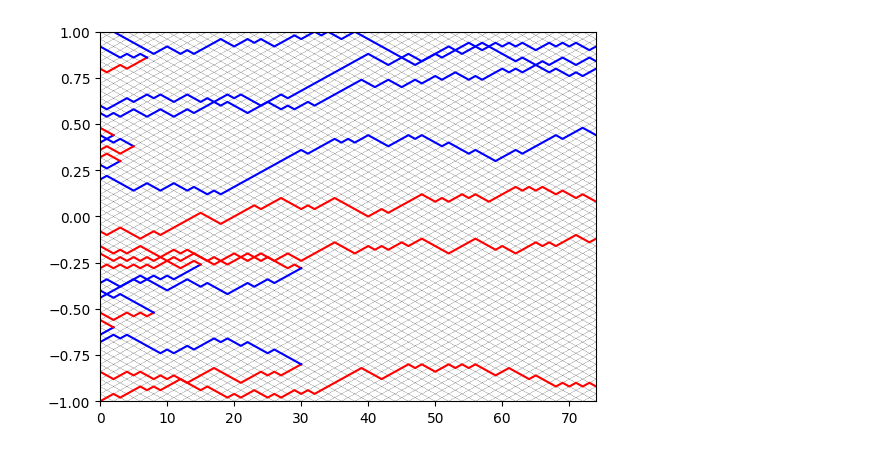
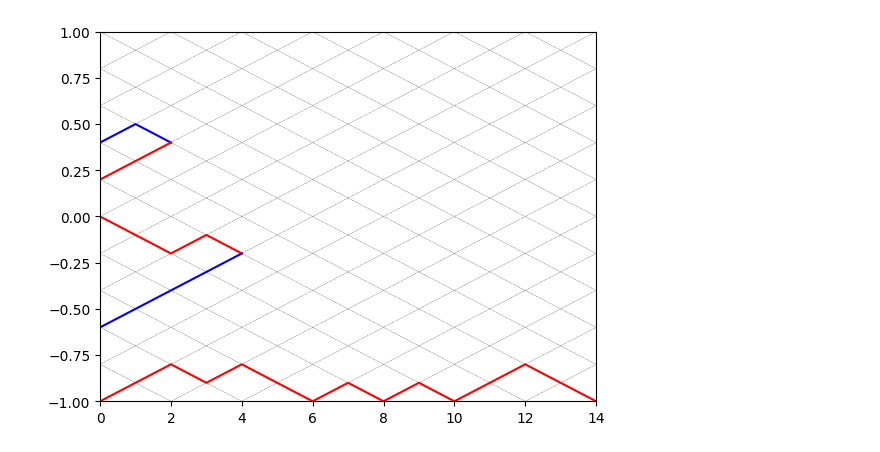
Before and after one commit to Epsylene/BrownianAnnihilation, a Jupyter notebook: brownian.ipynb, the cells around one changed output. Cells and saved outputs as stored; diff of their text form; code cells hidden in the pictures.

```diff
--- a/brownian.ipynb
+++ b/brownian.ipynb
@@ -3,23 +3,25 @@ import matplotlib.pyplot as plt
 import numpy as np
 # %%
 class Brownian:
-    def __init__(self, n, c):
+    def __init__(self, n, c, N=100, adaptative=True):
         self.n = n # number of particles
         self.c = c # initial proportion of particles
 
-        self.N = N = n*3 # number of time steps
+        if(adaptative): self.plot_N = 3*n
+        else: self.plot_N = N
+        self.N = N
 
         # Place particles at even intervals along the axis and
         # fill the rest with NaNs to avoid plotting values that
         # haven't been calculated
-        self.x = np.ma.zeros((N, n))
+        self.x = np.ma.zeros((self.N, n))
         self.x[0] = np.random.choice(np.linspace(-1, 1, 2*n+1), size=n, replace=False)
         self.x[1:, :] = np.nan
 
         # Randomly assign a number of particle and anti-particle
         # states, according to the initial concentration
-        n_p = int(n*(1 - c))
-        n_a = n - n_p
+        n_a = int(n*c)
+        n_p = n - n_a
         self.particles = np.concatenate((-1*np.ones(n_p), np.ones(n_a)))
         np.random.shuffle(self.particles)
 
@@ -28,6 +30,7 @@ class Brownian:
     def compute(self):
         N, n = self.N, self.n
         x, particles = self.x, self.particles
+        p_idx = np.where(self.particles == 1)[0]
 
         self.annihilated = annihilated = np.zeros((N, n))
 
@@ -44,11 +47,12 @@ class Brownian:
     def plot(self):
         N, n = self.N, self.n
 
+        # Plot the grid lines
         kwargs = {'color': 'k', 'ls': '--', 'lw': 0.2}
         for i in np.linspace(-1, 1, 2*n+1):
             plt.axline((0, i), slope=1/(2*n), **kwargs)
             plt.axline((0, i), slope=-1/(2*n), **kwargs)
-        for i in np.arange(2, N, 2):
+        for i in np.arange(2, self.plot_N, 2):
             plt.axline((i, -1), slope=1/(2*n), **kwargs)
             plt.axline((i, 1), slope=-1/(2*n), **kwargs)
 
@@ -59,11 +63,29 @@ class Brownian:
             plt.plot(range(N), x[:, i], color = 'b' if p == 1 else 'r')
 
         plt.ylim([-1, 1])
-        plt.xlim([0, N-1])
+        plt.xlim([0, self.plot_N-1])
 
         plt.show()
+
+    def concentration(self, full_plot=False):
+        N = self.N
+
+        # Indices of the particles, particles and antiparticles
+        # that have not been annihilated
+        p_idx = np.where(self.particles == 1)[0]
+        x = np.ma.array(self.x, mask=self.annihilated)
+
+        concentration = np.zeros(N)
+        for t in range(N):
+            # The concentration at the time t is the number of
+            # particles over the total number of particles and
+            # antiparticles
+            concentration[t] = np.ma.count(x[t, p_idx])/np.ma.count(x[t])
+
+        plt.plot(range(N), concentration)
+        if full_plot: plt.ylim(0, 1)
 # %%
-b = Brownian(25, 0.5)
+b = Brownian(5, 0.5)
 b.plot()
 # %% [output]
-[figure, old version]
+[figure, new version]
```
Also changed, not shown: parts of 1 cell of this notebook, 1 other file.
